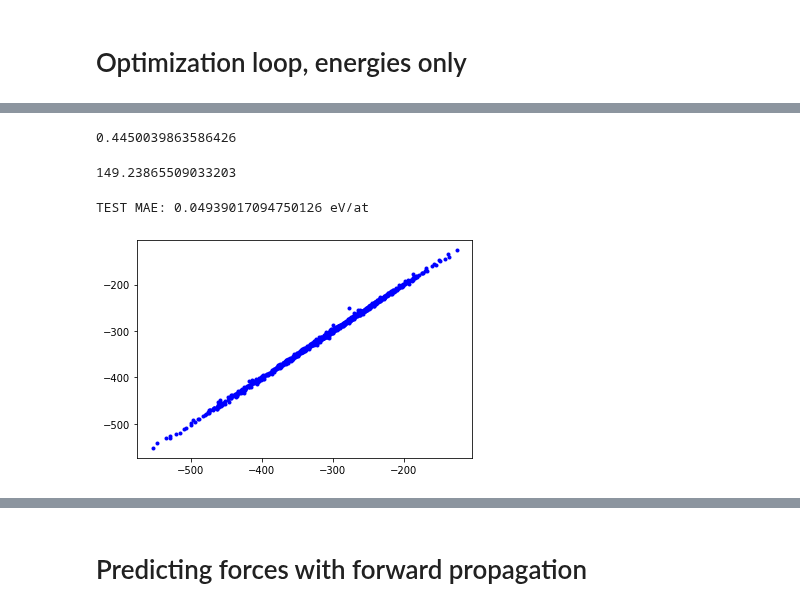
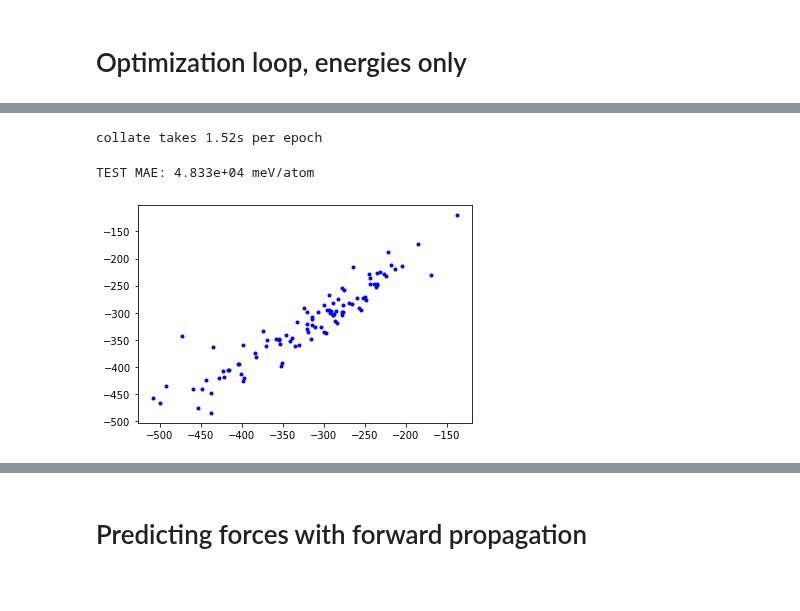
Before and after one commit to Luthaf/alchemical-learning, a Jupyter notebook: HEAs-multi-body-order.ipynb, the cells around one changed output, grey strips where cells are left out. Drawn from its saved outputs; the diff is of its cells as text; code cells hidden in the pictures.

```diff
--- a/HEAs-multi-body-order.ipynb
+++ b/HEAs-multi-body-order.ipynb
@@ -96,5 +91,5 @@ HYPERS_SMALL = {
 # %%
 device = "cpu"
 
-#if torch.cuda.is_available():
-#    device = "cuda"
+if torch.cuda.is_available():
+   device = "cuda"
@@ -111,3 +96,6 @@ if do_gradients is True:
+# %%
+train_dataset = AtomisticDataset(train_frames, all_species, HYPERS, train_energies)
+test_dataset = AtomisticDataset(test_frames, all_species, HYPERS, test_energies)
 # %%
 train_dataloader = create_dataloader(
     train_dataset,
@@ -332,5 +299,6 @@ if model.optimizable_weights:
     TORCH_REGULARIZER_RADIAL_SPECTRUM = 1e-1
     TORCH_REGULARIZER_POWER_SPECTRUM = 1e0
 else:
+    TORCH_REGULARIZER_COMPOSITION = 0.0
     TORCH_REGULARIZER_RADIAL_SPECTRUM = 0.0
     TORCH_REGULARIZER_POWER_SPECTRUM = 0.0
@@ -398,23 +339,18 @@ sum(p.detach().cpu().numpy().nbytes for p in model.parameters())
 # %%
 assert model.optimizable_weights
 
-for epoch in range(50):
+for epoch in range(5):
     epoch_start = time.time()
 
     def single_step():
         optimizer.zero_grad()
-        if device=="cuda":
-            print(f"mem. before:  {torch.cuda.memory_stats()['allocated_bytes.all.current']/1e6} MB allocated, {torch.cuda.memory_stats()['reserved_bytes.all.current']/1e6} MB reserved ")
+
         loss = torch.zeros(size=(1,), device=device)
-        for frame, radial_spectrum, spherical_expansions, energies, _ in train_dataloader:
-            try:
-                predicted, _ = model(frame, radial_spectrum, spherical_expansions, forward_forces=False)
-            except:
-                if device=="cuda":
-                    print(f"mem. during:  {torch.cuda.memory_stats()['allocated_bytes.all.current']/1e6} MB allocated, {torch.cuda.memory_stats()['reserved_bytes.all.current']/1e6} MB reserved ")
-                raise
+
+        for frames, radial_spectrum, spherical_expansions, energies, _ in train_dataloader:
+            predicted, _ = model(frames, radial_spectrum, spherical_expansions, forward_forces=False)
             loss += loss_mse(predicted, energies)
-        loss /= n_train
+
         if model.composition_model is not None:
             loss += TORCH_REGULARIZER_COMPOSITION * torch.linalg.norm(model.composition_model.weights)
         if model.radial_spectrum_model is not None:
@@ -422,8 +358,7 @@ for epoch in range(50):
         if model.power_spectrum_model is not None:
             loss += TORCH_REGULARIZER_POWER_SPECTRUM * torch.linalg.norm(model.power_spectrum_model.weights)
 
-        loss.backward(retain_graph=True)
-        print(loss.item(), np.linalg.norm(model.composition_model.weights.grad.numpy()))
+        loss.backward(retain_graph=False)
         return loss
 
     loss = optimizer.step(single_step)
@@ -432,15 +367,6 @@ for epoch in range(50):
 
     epoch_time = time.time() - epoch_start
     if epoch % 1 == 0:
-        print("norms", np.linalg.norm(0 if model.composition_model is None else model.composition_model.weights.detach().cpu().numpy()),
-                  np.linalg.norm(0 if model.radial_spectrum_model is None else model.radial_spectrum_model.weights.detach().cpu().numpy()),
-                  np.linalg.norm(0 if model.power_spectrum_model is None else model.power_spectrum_model.weights.detach().cpu().numpy())
-                 )
-        print("gradients",
-                  np.linalg.norm(0 if model.composition_model is None else model.composition_model.weights.grad.detach().cpu().numpy()),
-                  np.linalg.norm(0 if model.radial_spectrum_model is None else model.radial_spectrum_model.weights.grad.detach().cpu().numpy()),
-                  np.linalg.norm(0 if model.power_spectrum_model is None else model.power_spectrum_model.weights.grad.detach().cpu().numpy())
-                 )
         with torch.no_grad():
             predicted = []
             reference = []
@@ -451,7 +377,7 @@ for epoch in range(50):
 
             reference = torch.vstack(reference)
             predicted = torch.vstack(predicted)
-            test_mae = loss_mae(predicted, reference)/n_test
+            test_mae = loss_mae(predicted, reference)
 
             output.write(f"{n_epochs_total} {loss} {test_mae}\n")
             output.flush()
@@ -482,16 +395,14 @@ KeyboardInterrupt:
-# %%
-train_dataset._getitemtime
-# %% [output]
-0.4450039863586426
-# %%
-train_dataset._collatetime
-# %% [output]
-149.23865509033203
+# %%
+print(f"collate takes {train_dataset._collatetime / n_epochs_total:.3}s per epoch")
+# %% [output]
+collate takes 1.52s per epoch
 # %%
-plt.plot(predicted.numpy(), reference.numpy(), 'b.')
-print(f"TEST MAE: {test_mae.item()/len(frames[0])} eV/at")
+plt.plot(predicted, reference, 'b.')
+
+n_test_atoms = np.mean([len(frame) for frame in test_dataset.frames])
+print(f"TEST MAE: {1000 * test_mae.item() / n_test_atoms :.4} meV/atom")
 # %% [output]
-TEST MAE: 0.04939017094750126 eV/at
+TEST MAE: 4.833e+04 meV/atom
-[figure, old version]
+[figure, new version]
 # %%
 with torch.no_grad():
```
Also changed, not shown: parts of 24 cells of this notebook, 2 other files.
